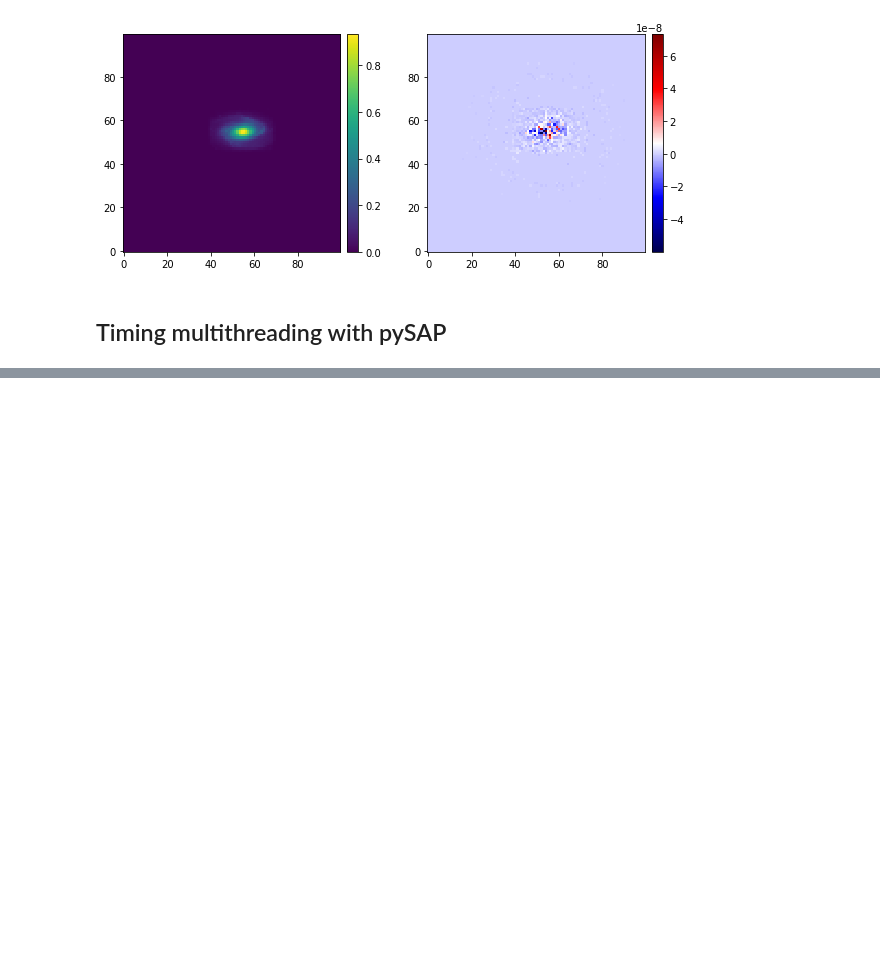
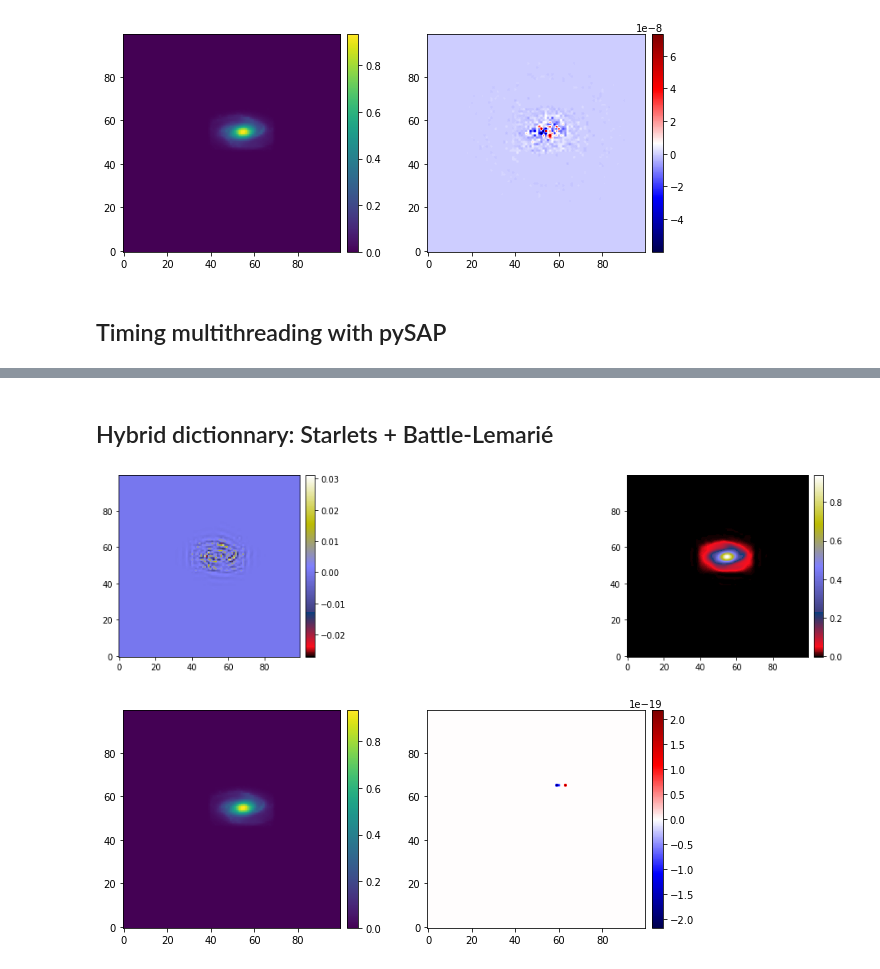
Before and after one commit to aymgal/SLITronomy, a Jupyter notebook: thirdparty/notebooks/02_starlets_decomposition.ipynb, the cells around one changed output, grey strips where cells are left out. Saved outputs shown, nothing was run; the diff lists cells and outputs as text; code cells hidden in the pictures; blank space fills up the shorter version.

```diff
--- a/thirdparty/notebooks/02_starlets_decomposition.ipynb
+++ b/thirdparty/notebooks/02_starlets_decomposition.ipynb
@@ -34,7 +34,7 @@ plt.show()
 # %% [markdown]
 ## Decompose and decompose an image with starlet transform
 # %%
-starlet_profile = Starlets(thread_count=8, fast_inverse=True, second_gen=False)
+starlet_profile = SLIT_Starlets(thread_count=8, fast_inverse=True, second_gen=False, force_no_pysap=False)
 # %% [markdown]
 ### Decompose image into starlet coefficients
 # %%
@@ -86,0 +83,27 @@ image_r = starlet_multithread.function_2d(coeffs, n_scales=10, n_pixels=image.si
+# %% [markdown]
+## Hybrid dictionnary: Starlets + Battle-Lemarié
+# %%
+from lenstronomy.LightModel.Profiles.starlets import SLIT_Hybrid
+hybrid_profile = SLIT_Hybrid(filter_bank='battle-lemarie-3', n_scales_fixed=2,
+                             thread_count=8, fast_inverse=True, second_gen=False)
+
+hybrid_coeffs = hybrid_profile.decomposition_2d(image, n_scales=n_scales)
+bl_coeffs = hybrid_profile.decomposition_2d(image, n_scales=n_scales, k=1)
+
+fig, axes = plt.subplots(1, bl_coeffs.shape[0], figsize=(20, 4))
+for i in range(bl_coeffs.shape[0]):
+    im = axes[i].imshow(bl_coeffs[i, :, :], origin='lower', cmap='gist_stern')
+    nice_colorbar(im)
+plt.show()
+
+bl_image_recon = hybrid_profile.function_2d(bl_coeffs, n_scales=n_scales, n_pixels=bl_coeffs.size, k=1)
+
+fig, axes = plt.subplots(1, 2, figsize=(10, 4))
+im = axes[0].imshow(bl_image_recon, origin='lower')
+nice_colorbar(im)
+im = axes[1].imshow(image-bl_image_recon, origin='lower', cmap='seismic')
+nice_colorbar(im)
+plt.show()
+# %% [output]
+[figure, added]
+[figure, added]
```
Also changed, not shown: parts of 4 cells of this notebook.
